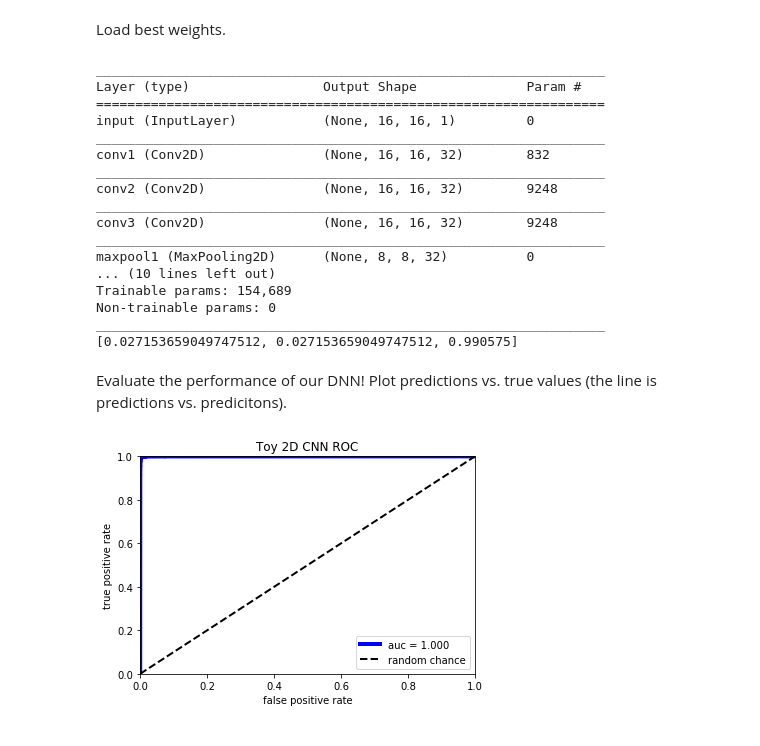
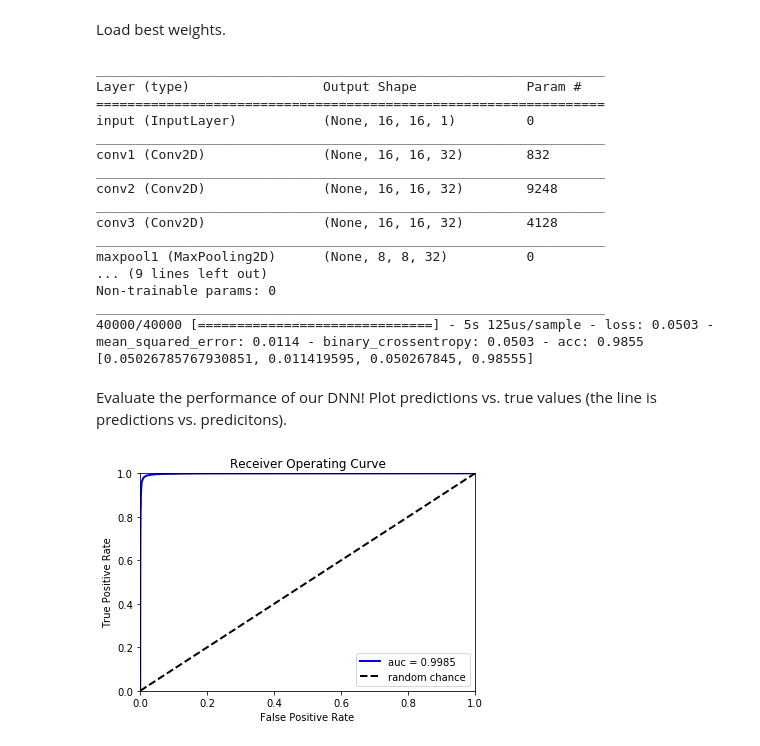
Before and after one commit to mdmorris/XAICoffea, a Jupyter notebook: ToyModel/CNN_2D.ipynb, the cells around one changed output. Cells and saved outputs as stored; diff of their text form; code cells hidden in the pictures.

```diff
--- a/ToyModel/CNN_2D.ipynb
+++ b/ToyModel/CNN_2D.ipynb
@@ -140,7 +148,7 @@ Load best weights.
 # %%
 best_model = keras.models.load_model('model/CNN2D.h5')
 best_model.summary()
-results = best_model.evaluate(X_batch_test, Y_batch_test, verbose = 0)
+results = best_model.evaluate(data_test['jetImages'], data_test['labels'], verbose = 1)
 print(results)
 # %% [output]
 _________________________________________________________________
@@ -152,30 +160,31 @@ conv1 (Conv2D)               (None, 16, 16, 32)        832
 _________________________________________________________________
 conv2 (Conv2D)               (None, 16, 16, 32)        9248
 _________________________________________________________________
-conv3 (Conv2D)               (None, 16, 16, 32)        9248
+conv3 (Conv2D)               (None, 16, 16, 32)        4128
 _________________________________________________________________
 maxpool1 (MaxPooling2D)      (None, 8, 8, 32)          0
-... (10 lines left out)
-Trainable params: 154,689
+... (9 lines left out)
 Non-trainable params: 0
 _________________________________________________________________
-[0.027153659049747512, 0.027153659049747512, 0.990575]
+40000/40000 [==============================] - 5s 125us/sample - loss: 0.0503 - mean_squared_error: 0.0114 - binary_crossentropy: 0.0503 - acc: 0.9855
+[0.05026785767930851, 0.011419595, 0.050267845, 0.98555]
 # %% [markdown]
 Evaluate the performance of our DNN! Plot predictions vs. true values (the line is predictions vs. predicitons).
+# %%
+predict = best_model.predict(data_test['jetImages'])
 # %%
 # Plot ROC
-predict = best_model.predict(X_batch_test[0])
 from sklearn.metrics import roc_curve, auc
-fpr, tpr, thresholds = roc_curve(Y_batch_test[0], predict)
+fpr, tpr, thresholds = roc_curve(data_test['labels'][:,1], predict[:,1])
 roc_auc = auc(fpr, tpr)
-plt.plot(fpr, tpr, lw=4, color='b', label='auc = %.3f' % (roc_auc))
+plt.plot(fpr, tpr, lw=2, color='b', label='auc = %.4f' % (roc_auc))
 plt.plot([0, 1], [0, 1], linestyle='--', lw=2, color='k', label='random chance')
 plt.xlim([0, 1.0])
 plt.ylim([0, 1.0])
-plt.xlabel('false positive rate')
-plt.ylabel('true positive rate')
-plt.title('Toy 2D CNN ROC')
+plt.xlabel('False Positive Rate')
+plt.ylabel('True Positive Rate')
+plt.title('Receiver Operating Curve')
 plt.legend(loc="lower right")
 plt.show()
 # %% [output]
-[figure, old version]
+[figure, new version]
```
Also changed, not shown: parts of 27 cells of this notebook.
